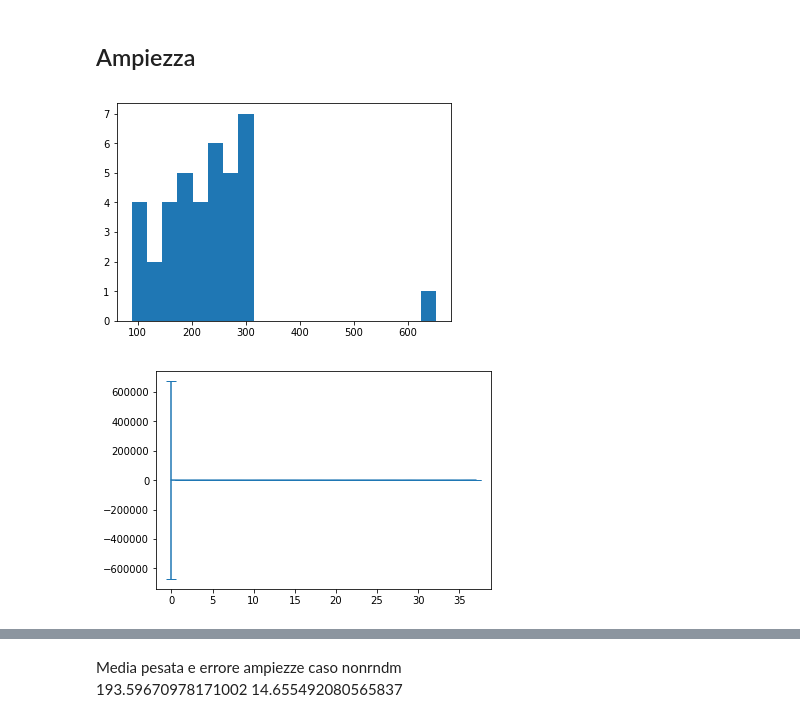
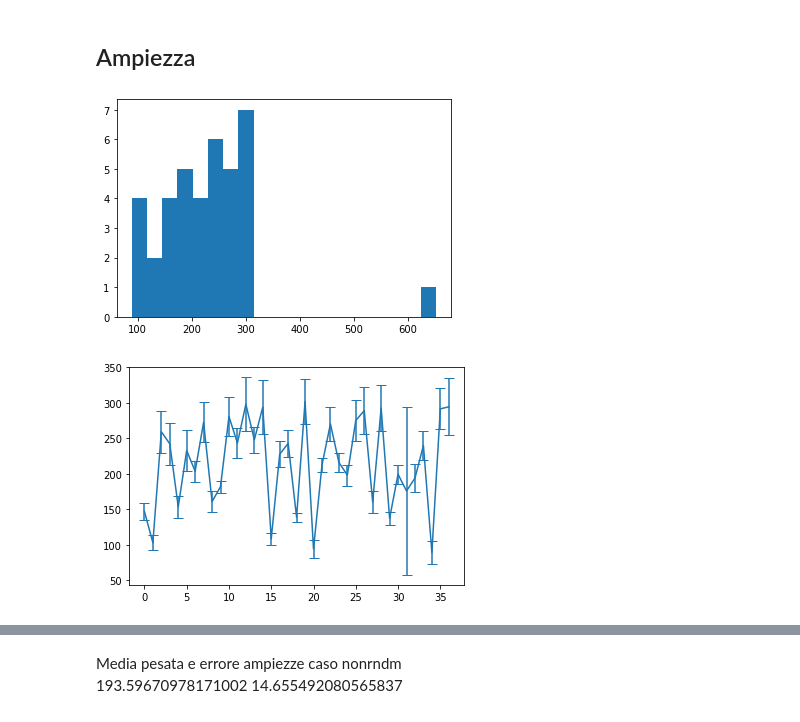
Before and after one commit to jackdeandrea/Econofisica, a Jupyter notebook: 06-analisi_rndm005..ipynb, the cells around one changed output, grey strips where cells are left out. Drawn from its saved outputs; the diff is of its cells as text; code cells hidden in the pictures.

```diff
--- a/06-analisi_rndm005..ipynb
+++ b/06-analisi_rndm005..ipynb
@@ -11,7 +11,7 @@ Populating the interactive namespace from numpy and matplotlib
 # %% [markdown]
 # Importo il dataset
 # %%
-file = pd.read_csv(r'/home/gdeandrea/Scrivania/secondo0,5%.csv', header=18)
+file = pd.read_csv(r'/Users/giulioquaglia/Downloads/Econofisica-main-5/secondo0,5%.csv', header=18)
 file.head()
 # %% [output]
 |  | x | y | color | pen down? | x.1 | y.1 | color.1 | pen down?.1 | x.2 | y.2 | ... |
@@ -538,12 +549,12 @@ err_media_pesata_ampiezze = np.sqrt(np.sum((ampiezze_list - media_pesata_ampiezz
 plt.hist(ampiezze_list, bins=20)
 plt.show()
 # %% [output]
-[figure, old version]
+[figure, new version]
 # %%
-plt.errorbar(range(len(ampiezze_list)), ampiezze_list, yerr=err_ampiezze_list,solid_capstyle='projecting',capsize=5)
+plt.errorbar(range(len(ampiezze_list[1:])), ampiezze_list[1:], yerr=err_ampiezze_list[1:],solid_capstyle='projecting',capsize=5)
 plt.show()
 # %% [output]
-[figure, old version]
+[figure, new version]
 # %%
 print(media_pesata_ampiezze,err_media_pesata_ampiezze)
 # %% [output]
```
Also changed, not shown: parts of 20 cells of this notebook, 13 other files.
